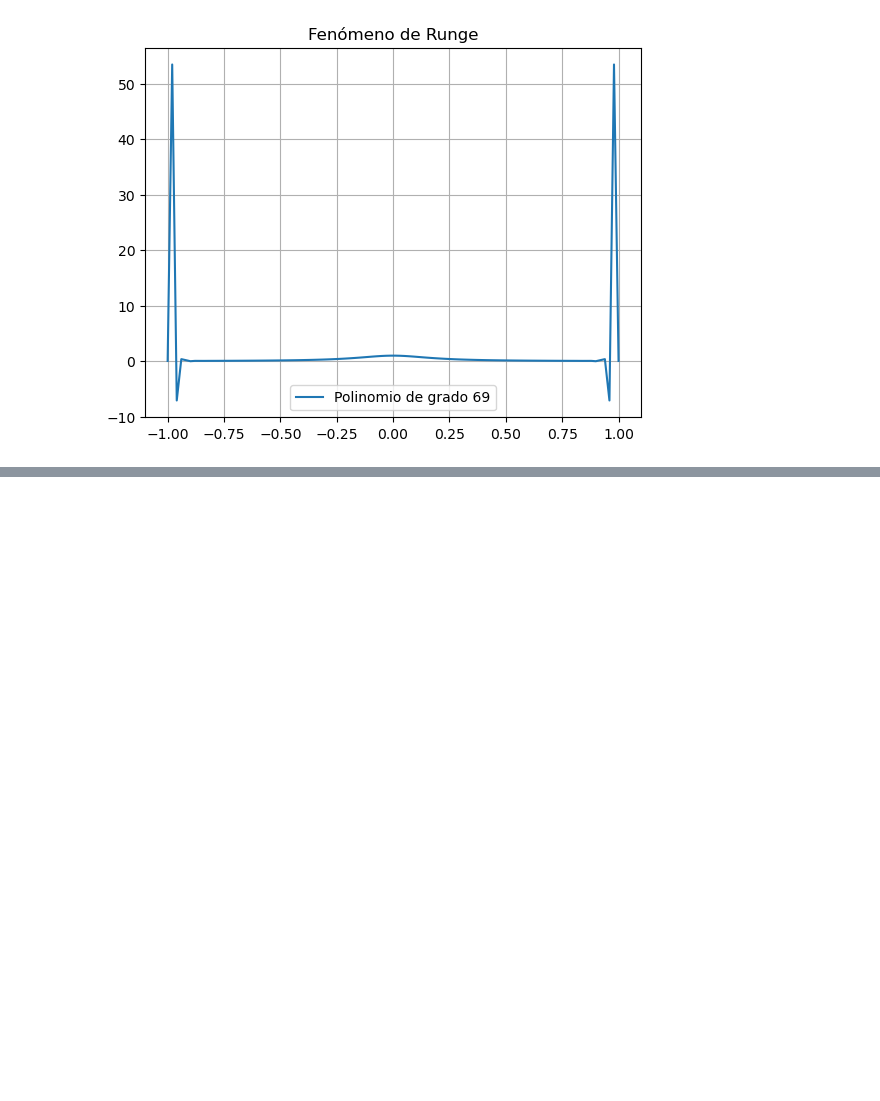
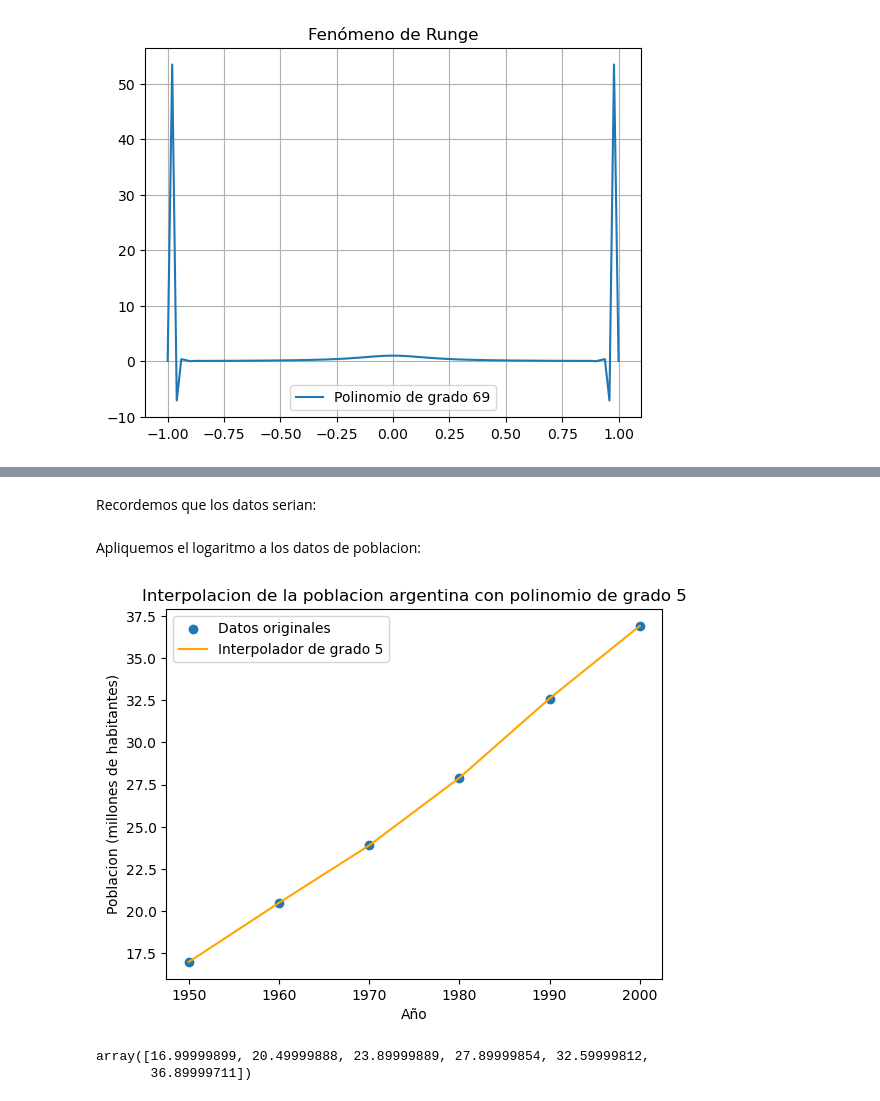
Before and after one commit to lmendezayl/uba-alc, a Jupyter notebook: guias/soluciones/guia6.ipynb, the cells around one changed output, grey strips where cells are left out. Cells and saved outputs as stored; diff of their text form; code cells hidden in the pictures; blank space fills up the shorter version.

```diff
--- a/guias/soluciones/guia6.ipynb
+++ b/guias/soluciones/guia6.ipynb
@@ -403,0 +435,37 @@ Un poco mas claro, cuando usamos polinomios de grado alto, el error de interpola
+# %% [markdown]
+Recordemos que los datos serian:
+# %%
+años = np.array([1950, 1960, 1970, 1980, 1990, 2000])
+poblacion = np.array([17, 20.5, 23.9, 27.9, 32.6, 36.9])
+# %% [markdown]
+Apliquemos el logaritmo a los datos de poblacion:
+# %%
+def interpolacionLogaritmica(n: int):
+    # Calculamos el logaritmo natural a la poblacion
+    log_poblacion = np.log(poblacion)
+
+    # Calculamos los coeficientes a0, a1, ..., a5 del polinomio
+    coeficientes_grado5 = np.polyfit(años, log_poblacion, n)
+
+    # Calculamos el polinomio
+    p_n = np.poly1d(coeficientes_grado5)
+
+    # Calculamos la funcion original g(x)
+    g_n = np.exp(p_n(años))
+
+
+    plt.scatter(años, poblacion, label="Datos originales")
+    plt.plot(años, g_n, label=f"Interpolador de grado {n}", color="orange")
+    plt.xlabel("Año")
+    plt.ylabel("Poblacion (millones de habitantes)")
+    plt.title(f"Interpolacion de la poblacion argentina con polinomio de grado {n}")
+    plt.legend()
+    plt.show()
+
+    return g_n
+# %%
+interpolacionLogaritmica(5)
+# %% [output]
+[figure, added]
+array([16.99999899, 20.49999888, 23.89999889, 27.89999854, 32.59999812,
+       36.89999711])
```
Also changed, not shown: parts of 31 cells of this notebook.
